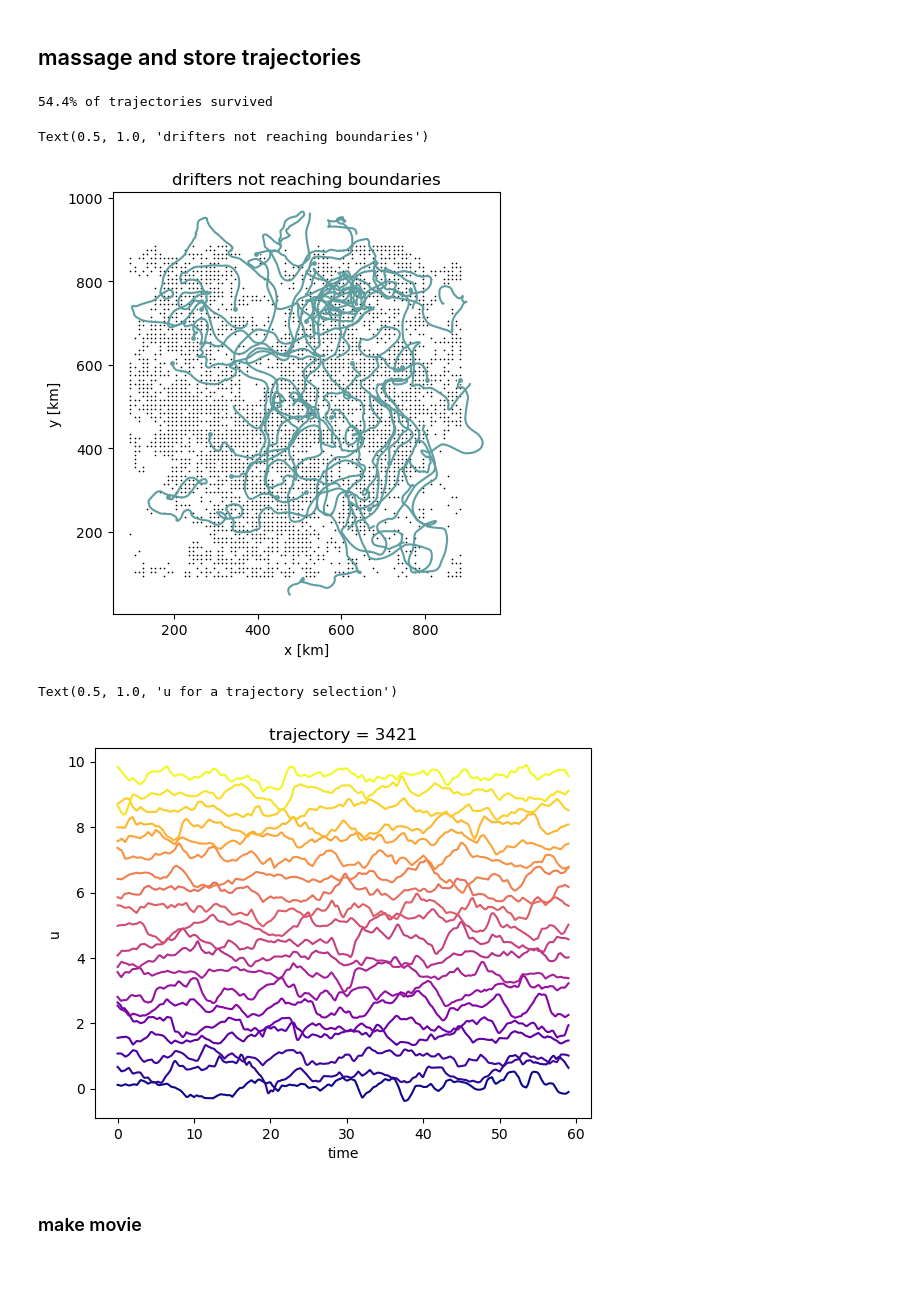
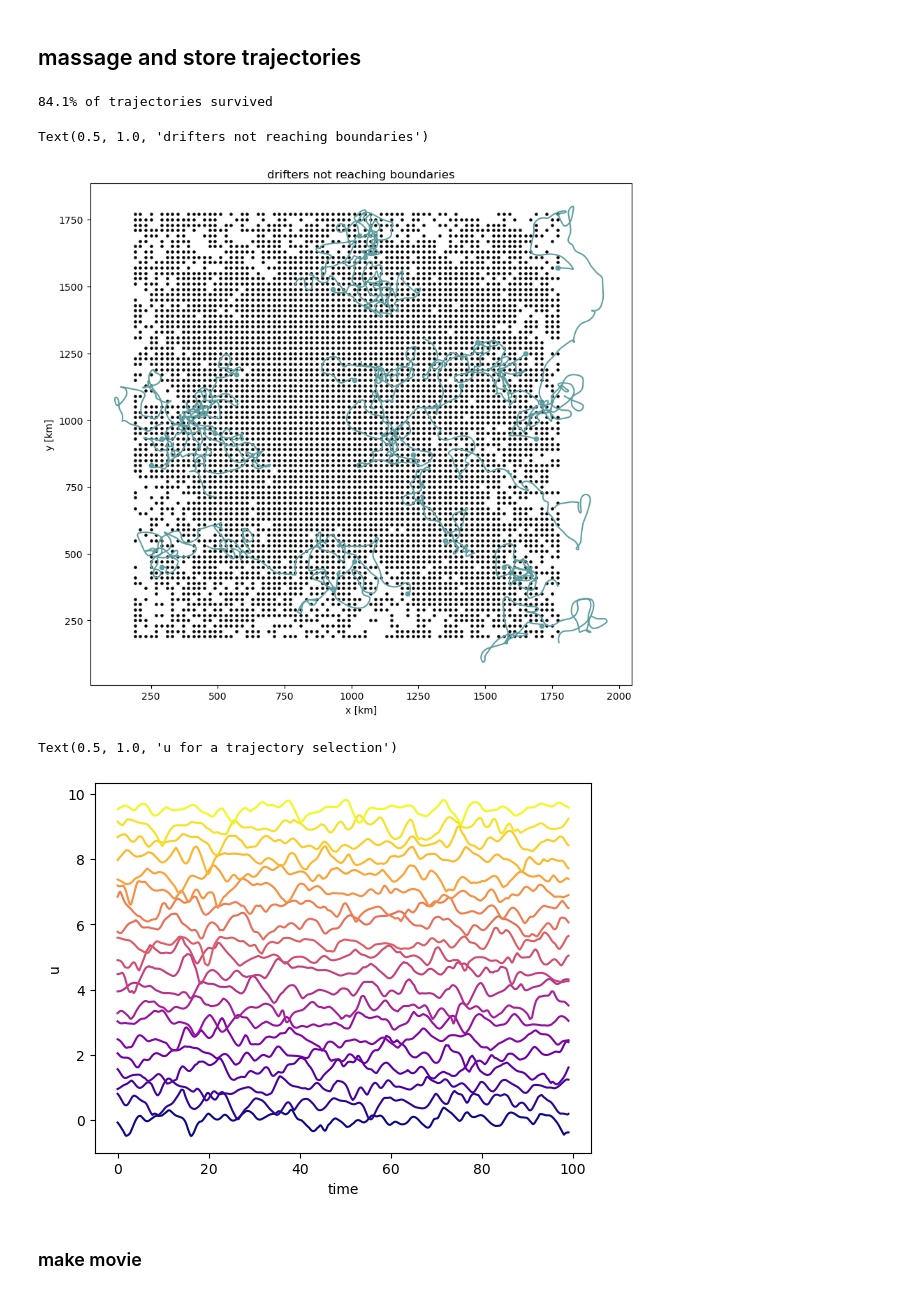
Before and after one commit to ahmaddroobi99/nwa, a Jupyter notebook: stats/drifter_3D.ipynb, the cells around one changed output. Drawn from its saved outputs; the diff is of its cells as text; code cells hidden in the pictures.

```diff
--- a/stats/drifter_3D.ipynb
+++ b/stats/drifter_3D.ipynb
@@ -31,6 +31,9 @@ from gptide import stats as gpstats
 
 import utils as ut
 day = 86400
+
+data_dir = "data/"
+data_dir = "/home1/scratch/aponte/"
 # %%
 from dask.distributed import Client
 client = Client()
@@ -87,10 +90,10 @@ if kind=="pp":
     amplitudes = (scale * amplitudes[0], scale * amplitudes[1])
 # %%
 ###
-# Domain size parameters
-Nx = 1000
-Ny = 1000
-Nt = 60*2
+# Grid parameters: size, spacing
+Nx, dx = 1000, 2.  # km
+Ny, dy = 1000, 2.  # km
+Nt, dt = 100*24, 1/24  # days
 
 ### dev
 #λx = 10   # km
@@ -98,11 +101,6 @@ Nt = 60*2
 #Nx = 100
 #Ny = 50
 #Nt = 10*2
-
-# output grid spacing
-dx = 1.  # km
-dy = 1.  # km
-dt = 0.5 # days
 # %%
 ### covariance model
 Cmodel=("matern2_iso", "matern12")
@@ -207,7 +256,7 @@ from parcels import (
 )
 # %%
 # assemble Field set
-ds = xr.open_zarr("data/3D_"+suffix+"_flow.zarr", decode_times=False)
+ds = xr.open_zarr(os.path.join(data_dir, "3D_"+suffix+"_flow.zarr"), decode_times=False)
 ds["x"] = ds["x"]*1e3 # rescale in m
 ds["y"] = ds["y"]*1e3 # rescale in m
 ds = ds.rename(x="lon", y="lat")
@@ -296,13 +350,16 @@ def massage_coords(ds):
     return ds
 # %%
 # parcels dataset
-ds = xr.open_zarr("data/3D_"+suffix+"_parcels.zarr").chunk(dict(trajectory=100, obs=-1))
+#ds = xr.open_zarr(os.path.join(data_dir, "3D_"+suffix+"_parcels.zarr"))
+ds = xr.open_dataset(os.path.join(data_dir, "3D_"+suffix+"_parcels.nc"))
+ds = ds.drop("trajectory").rename_dims(dict(traj="trajectory")) # tmp
+ds = ds.chunk(dict(trajectory=100, obs=-1))
 ds = massage_coords(ds)
 ds = ds.assign_coords(t=(ds["time"] - ds["time"][0,0])/pd.Timedelta("1D"))
 ds = ds.compute()
 
 # flow dataset
-dsf = xr.open_zarr("data/3D_"+suffix+"_flow.zarr", decode_times=False)
+dsf = xr.open_zarr(os.path.join(data_dir, "3D_"+suffix+"_flow.zarr"), decode_times=False)
 dsf = massage_coords(dsf)
 dsf.U.attrs.update(units="m/s")
 dsf.V.attrs.update(units="m/s")
@@ -358,20 +415,20 @@ ds_full = select_add_velocities(ds)
 narrow_selection = np.random.choice(ds_full.trajectory.values, 20)
 dsn = ds_full.sel(trajectory=narrow_selection)
 # %% [output]
-54.4% of trajectories survived
+84.1% of trajectories survived
 # %%
-fig, ax = plt.subplots(1,1, figsize=(5,10))
+fig, ax = plt.subplots(1,1, figsize=(10,10))
 
 ds_full.isel(time=[0]).plot.scatter(ax=ax, x="x", y="y", c="k", s=5)
 dsn.isel(time=[0]).plot.scatter(ax=ax, x="x", y="y", c="cadetblue", s=20)
 #dsn.plot.scatter(ax=ax, x="x", y="y", c="cadetblue", s=20)
 ax.plot(dsn.x.T, dsn.y.T, color="cadetblue")
 
 ax.set_aspect("equal")
 ax.set_title("drifters not reaching boundaries")
 # %% [output]
 Text(0.5, 1.0, 'drifters not reaching boundaries')
-[figure, old version]
+[figure, new version]
 # %%
 p = plt.get_cmap('plasma')
 n = dsn.trajectory.size
@@ -380,7 +437,7 @@ for i, t in enumerate(dsn.trajectory):
 ax.set_title("u for a trajectory selection")
 # %% [output]
 Text(0.5, 1.0, 'u for a trajectory selection')
-[figure, old version]
+[figure, new version]
 # %%
 # add attributes
 dsn.attrs.update(**params)
```
Also changed, not shown: parts of 15 cells of this notebook, 6 other files.
